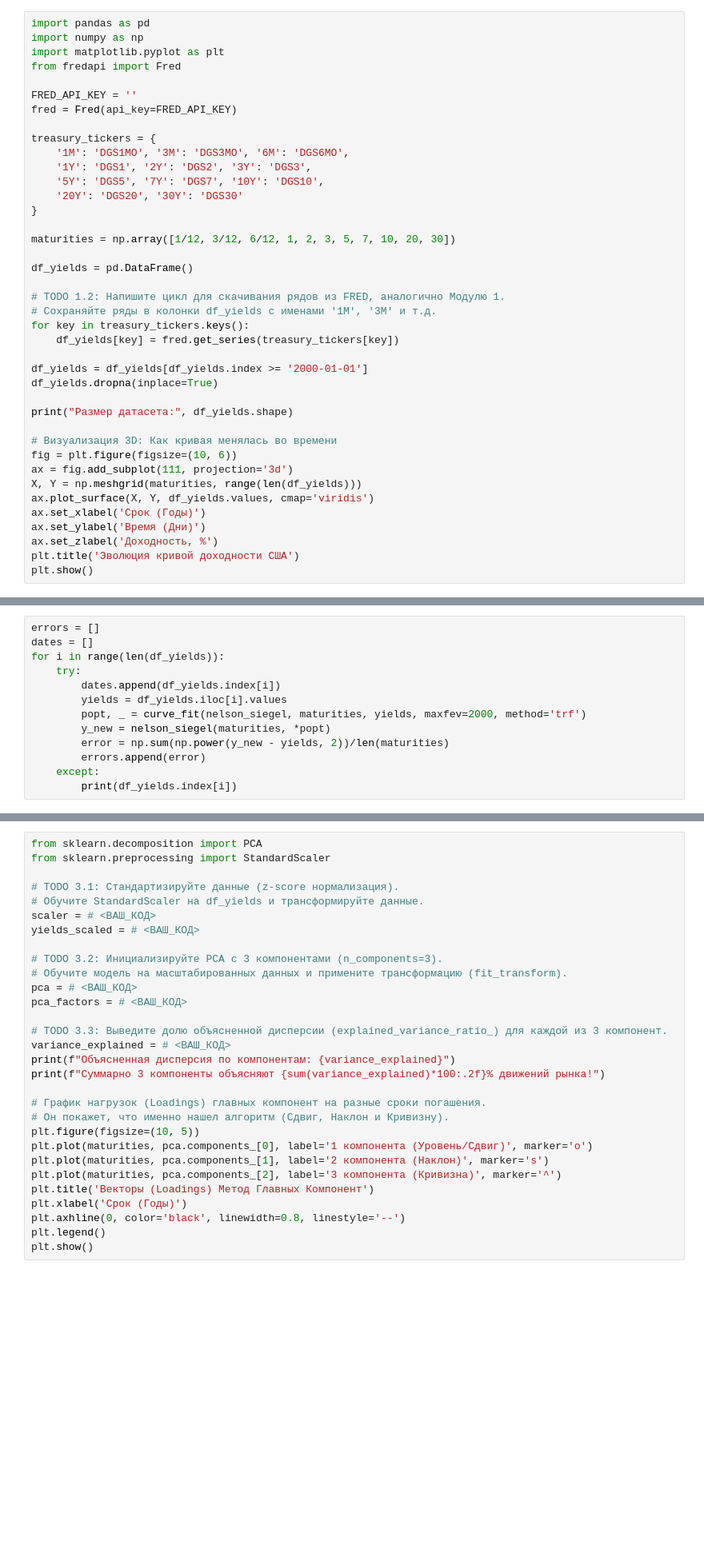
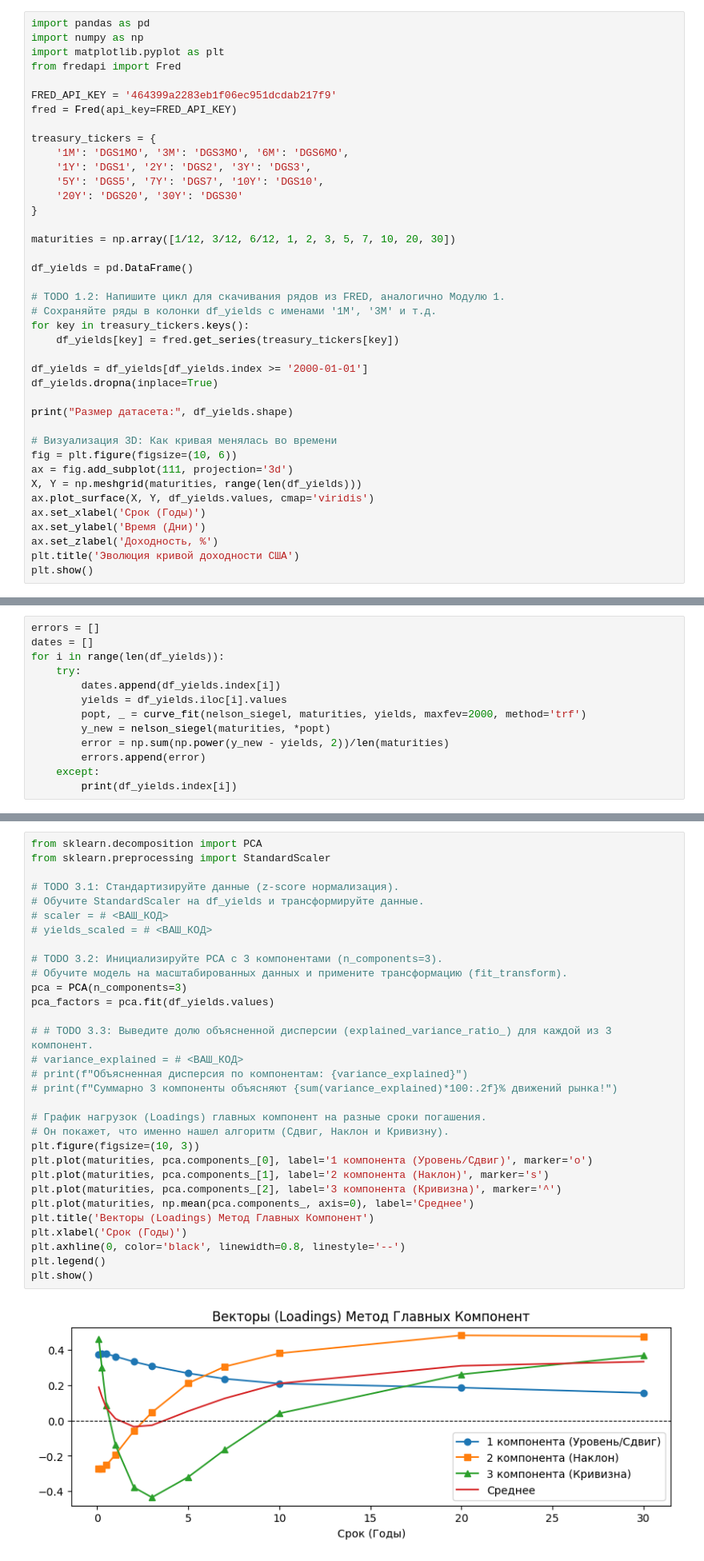
Before and after one commit to SemVan/BankingCourse, a Jupyter notebook: Seminar2.ipynb, the cells around one changed output, grey strips where cells are left out. Shown at 80% size. Drawn from its saved outputs; the diff is of its cells as text; blank space fills up the shorter version.

```diff
--- a/Seminar2.ipynb
+++ b/Seminar2.ipynb
@@ -38,7 +38,7 @@ import numpy as np
 import matplotlib.pyplot as plt
 from fredapi import Fred
 
-FRED_API_KEY = ''
+FRED_API_KEY = '464399a2283eb1f06ec951dcdab217f9'
 fred = Fred(api_key=FRED_API_KEY)
 
 treasury_tickers = {
@@ -200,30 +209,33 @@ plt.plot(dates, errors)
 # %%
 from sklearn.decomposition import PCA
 from sklearn.preprocessing import StandardScaler
 
 # TODO 3.1: Стандартизируйте данные (z-score нормализация).
 # Обучите StandardScaler на df_yields и трансформируйте данные.
-scaler = # <ВАШ_КОД>
-yields_scaled = # <ВАШ_КОД>
+# scaler = # <ВАШ_КОД>
+# yields_scaled = # <ВАШ_КОД>
 
 # TODO 3.2: Инициализируйте PCA с 3 компонентами (n_components=3).
 # Обучите модель на масштабированных данных и примените трансформацию (fit_transform).
-pca = # <ВАШ_КОД>
-pca_factors = # <ВАШ_КОД>
+pca = PCA(n_components=3)
+pca_factors = pca.fit(df_yields.values)
 
-# TODO 3.3: Выведите долю объясненной дисперсии (explained_variance_ratio_) для каждой из 3 компонент.
-variance_explained = # <ВАШ_КОД>
-print(f"Объясненная дисперсия по компонентам: {variance_explained}")
-print(f"Суммарно 3 компоненты объясняют {sum(variance_explained)*100:.2f}% движений рынка!")
+# # TODO 3.3: Выведите долю объясненной дисперсии (explained_variance_ratio_) для каждой из 3 компонент.
+# variance_explained = # <ВАШ_КОД>
+# print(f"Объясненная дисперсия по компонентам: {variance_explained}")
+# print(f"Суммарно 3 компоненты объясняют {sum(variance_explained)*100:.2f}% движений рынка!")
 
 # График нагрузок (Loadings) главных компонент на разные сроки погашения.
 # Он покажет, что именно нашел алгоритм (Сдвиг, Наклон и Кривизну).
-plt.figure(figsize=(10, 5))
+plt.figure(figsize=(10, 3))
 plt.plot(maturities, pca.components_[0], label='1 компонента (Уровень/Сдвиг)', marker='o')
 plt.plot(maturities, pca.components_[1], label='2 компонента (Наклон)', marker='s')
 plt.plot(maturities, pca.components_[2], label='3 компонента (Кривизна)', marker='^')
+plt.plot(maturities, np.mean(pca.components_, axis=0), label='Среднее')
 plt.title('Векторы (Loadings) Метод Главных Компонент')
 plt.xlabel('Срок (Годы)')
 plt.axhline(0, color='black', linewidth=0.8, linestyle='--')
 plt.legend()
 plt.show()
+# %% [output]
+[figure, added]
```
Also changed, not shown: parts of 8 cells of this notebook, 2 other files.
